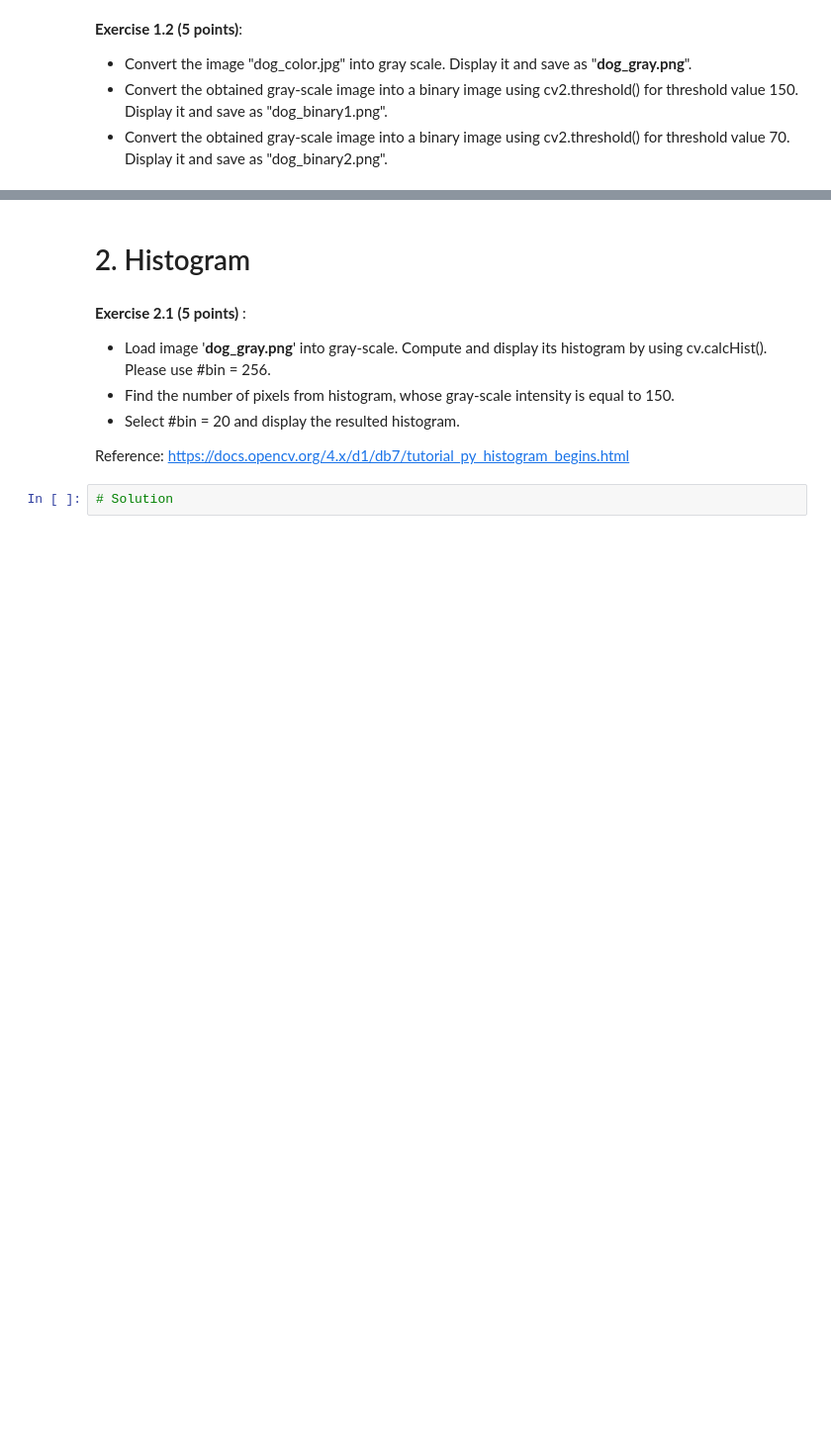
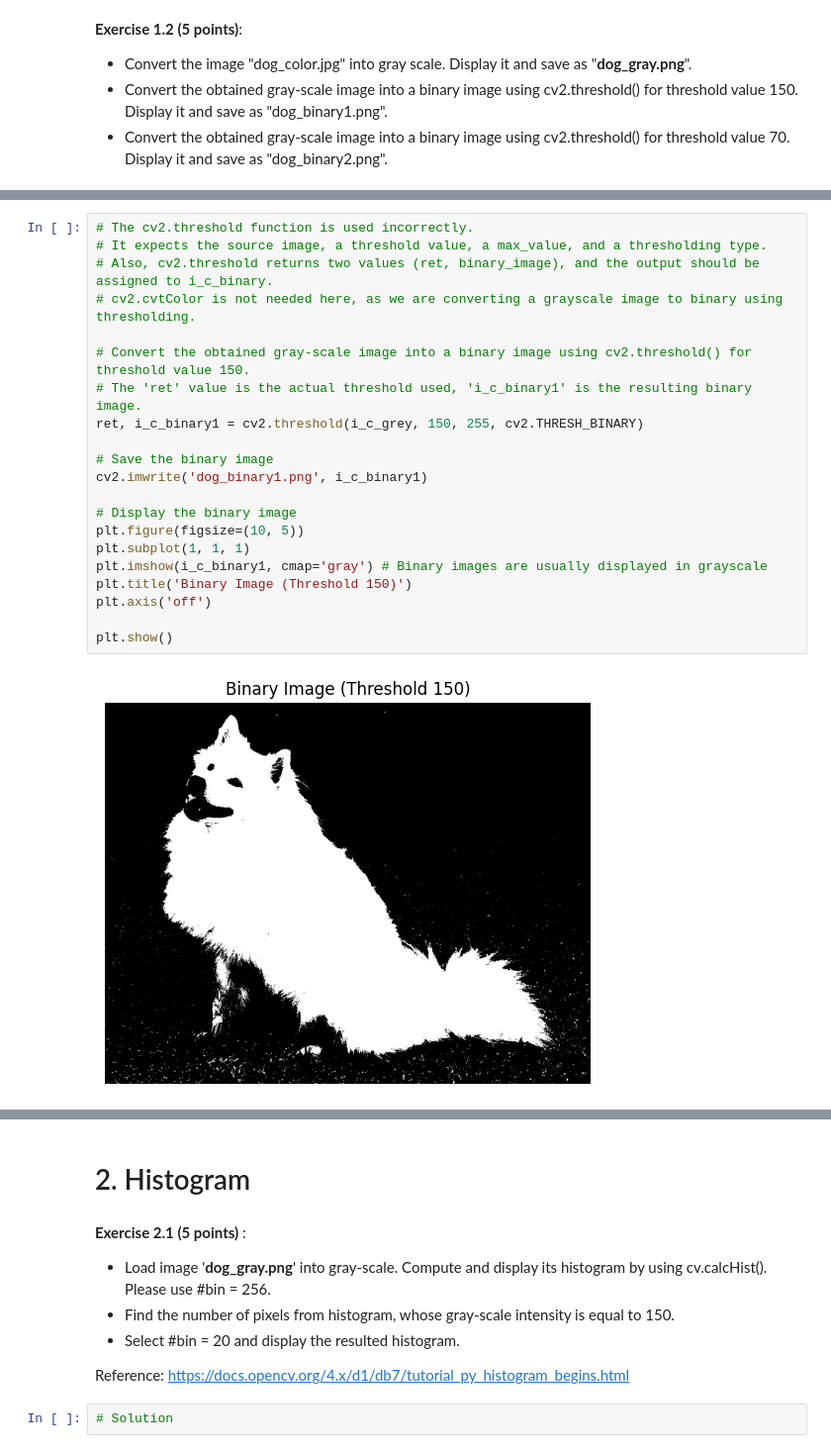
Before and after one commit to Ambos14/ComputerVision26, a Jupyter notebook: Praktikum 1/L02.ipynb, the cells around one changed output, grey strips where cells are left out. Shown at 99% size. Drawn from its saved outputs; the diff is of its cells as text; blank space fills up the shorter version.

```diff
--- a/Praktikum 1/L02.ipynb
+++ b/Praktikum 1/L02.ipynb
@@ -75,0 +90,23 @@ else:
+# %%
+# The cv2.threshold function is used incorrectly.
+# It expects the source image, a threshold value, a max_value, and a thresholding type.
+# Also, cv2.threshold returns two values (ret, binary_image), and the output should be assigned to i_c_binary.
+# cv2.cvtColor is not needed here, as we are converting a grayscale image to binary using thresholding.
+
+# Convert the obtained gray-scale image into a binary image using cv2.threshold() for threshold value 150.
+# The 'ret' value is the actual threshold used, 'i_c_binary1' is the resulting binary image.
+ret, i_c_binary1 = cv2.threshold(i_c_grey, 150, 255, cv2.THRESH_BINARY)
+
+# Save the binary image
+cv2.imwrite('dog_binary1.png', i_c_binary1)
+
+# Display the binary image
+plt.figure(figsize=(10, 5))
+plt.subplot(1, 1, 1)
+plt.imshow(i_c_binary1, cmap='gray') # Binary images are usually displayed in grayscale
+plt.title('Binary Image (Threshold 150)')
+plt.axis('off')
+
+plt.show()
+# %% [output]
+[figure, added]
```
Also changed, not shown: parts of 4 cells of this notebook.
